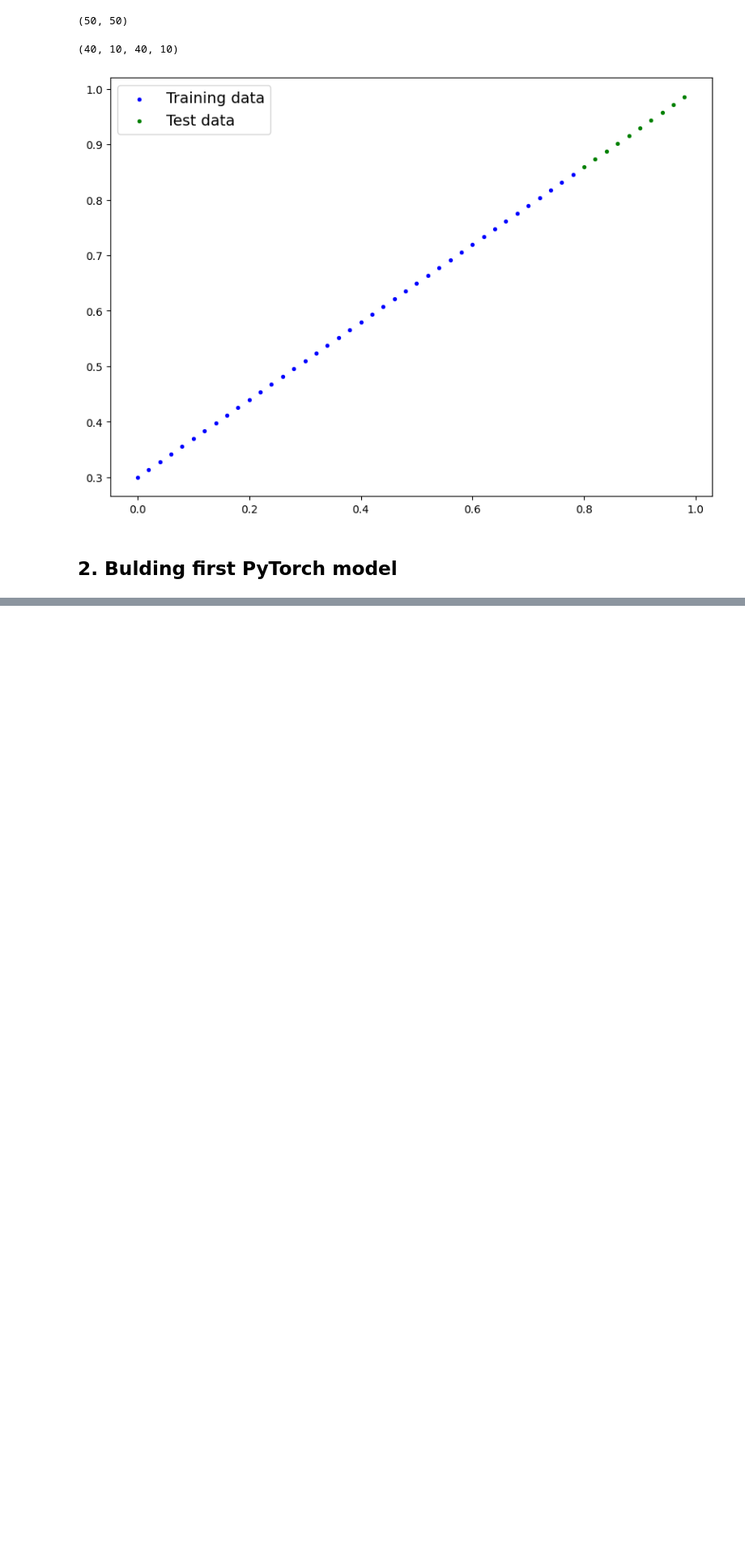
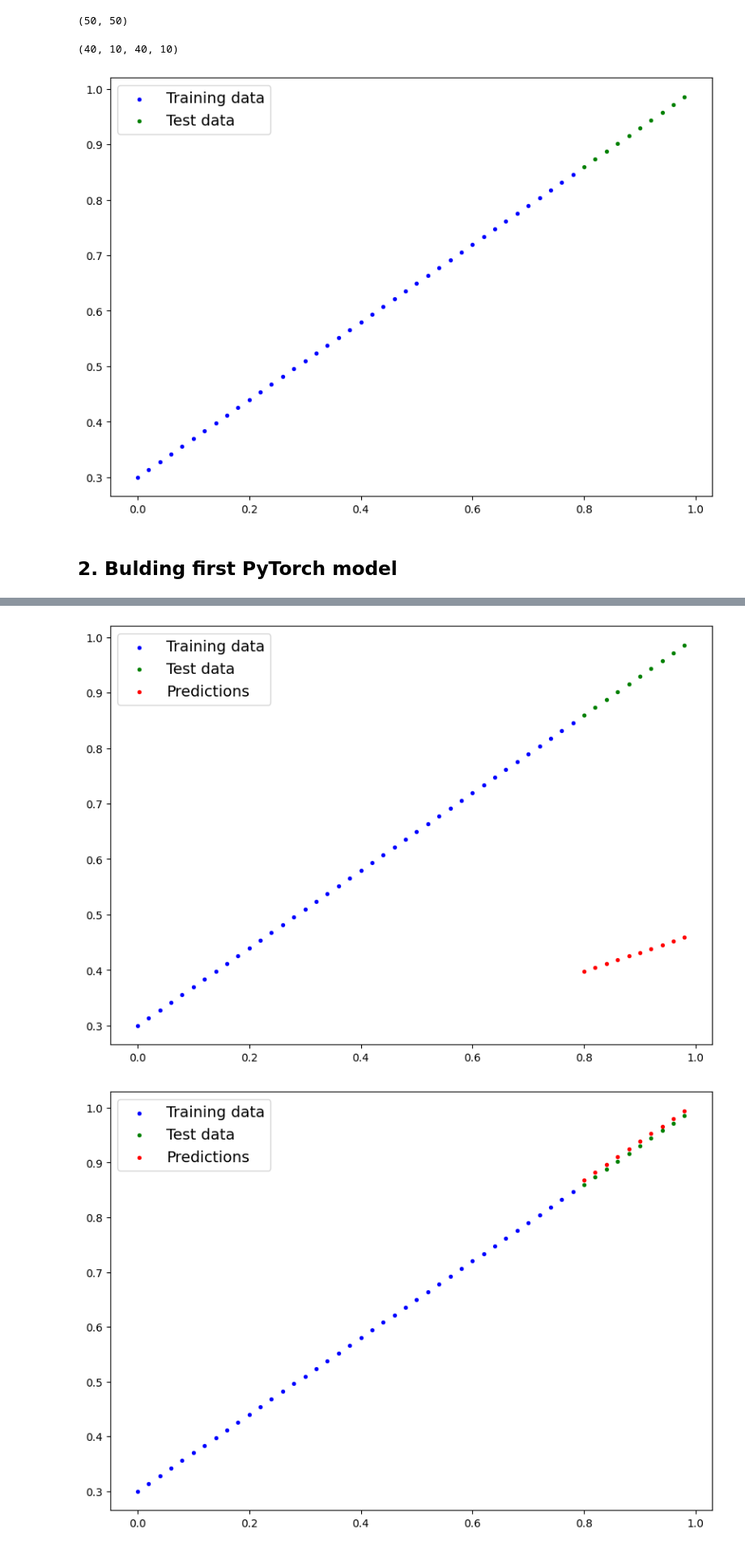
Before and after one commit to JavierMdT/PyTorch-Course, a Jupyter notebook: 01_pytorch_workflow/01_pytorch_workflow.ipynb, the cells around one changed output, grey strips where cells are left out. Shown: that part at 81% size. Drawn from its saved outputs; the diff is of its cells as text; code cells hidden in the pictures; blank space fills up the shorter version.

```diff
--- a/01_pytorch_workflow/01_pytorch_workflow.ipynb
+++ b/01_pytorch_workflow/01_pytorch_workflow.ipynb
@@ -151,0 +292,32 @@ class LinearRegresionModel(torch.nn.Module): ## Almost everything in PyTorch inh
+# %%
+torch.manual_seed(42)
+
+# An epoch is one loop through the data...
+epochs = 1000
+
+# Rembember:
+# loss_fn = nn.L1Loss()
+# optimizer = torch.optim.SGD()
+
+# 0. Look through the data
+for epoch in range(epochs):
+    print(f"############ Epoch {epoch} ############")
+    # Set the model to training mode
+    model_0.train() # Train mode in PyTorch sets all parameters that requires gradients to require gradient
+
+    # 1. Forward pass
+    y_pred = model_0(X_train) # Linear model
+
+    # 2. Calculate loss: loss_fn(prediction, real)
+    loss = loss_fn(y_pred, y_train) # We are using MAE
+    print(f"Loss: {loss}")
+
+    # 3. Optimizer
+    optimizer.zero_grad()
+
+    # 4. Perform backpropagation on the loss with respect to the parameters of the model
+    loss.backward()
+
+    # 5. Step the optimizer (peform gradient descent)
+    optimizer.step() # By default how the optimizer changes will acumulate through the loop so we have to zero them at (3.)
+    print(f"Updated parameters:\n\tWeights: {model_0.state_dict()['weights']}\n\tBias: {model_0.state_dict()['bias']}")
@@ -151,0 +342,9 @@ class LinearRegresionModel(torch.nn.Module): ## Almost everything in PyTorch inh
+# %%
+with torch.inference_mode():
+    y_preds_new = model_0(X_test)
+
+plot_predictions(predictions=y_preds)
+plot_predictions(predictions=y_preds_new)
+# %% [output]
+[figure, added]
+[figure, added]
```
Also changed, not shown: parts of 19 cells of this notebook, 1 other file.
